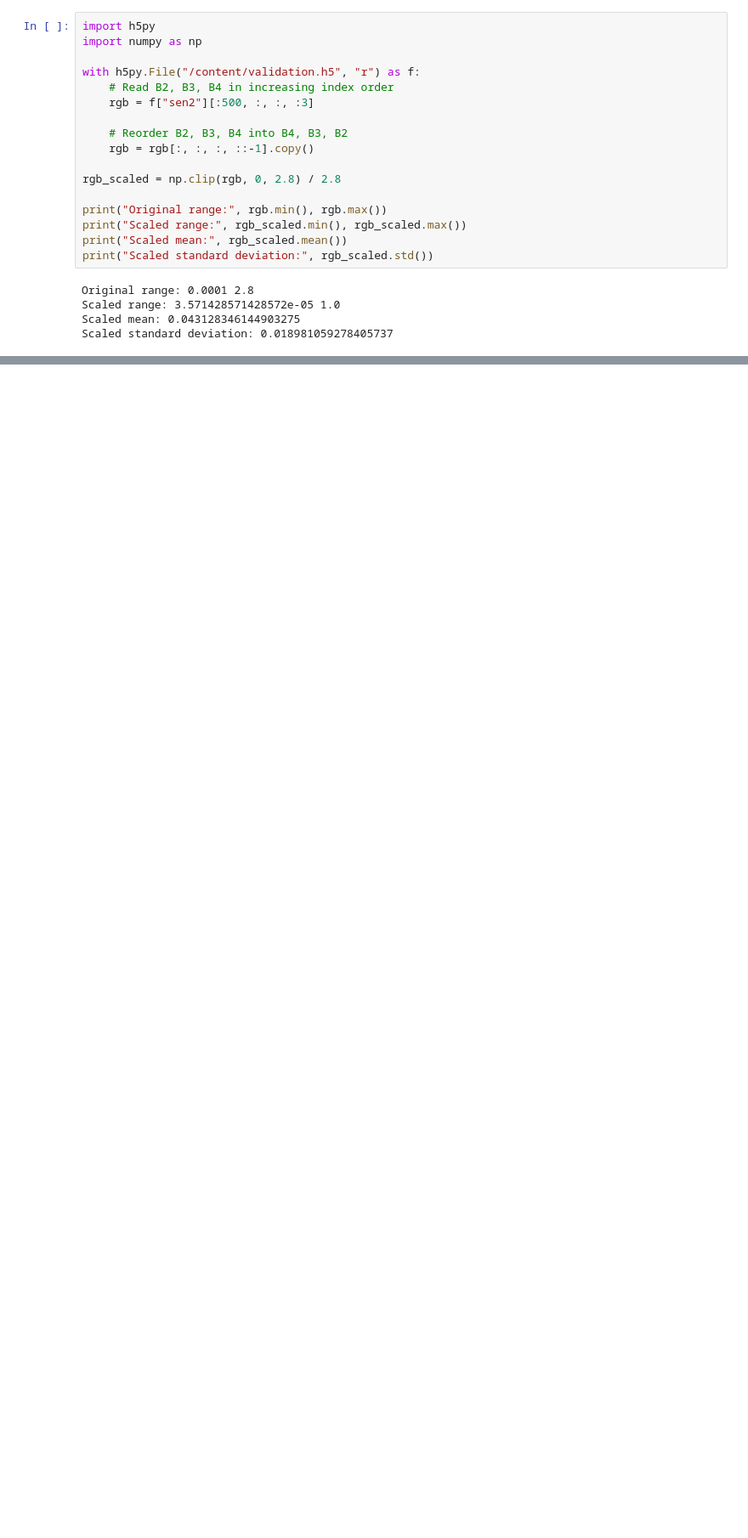
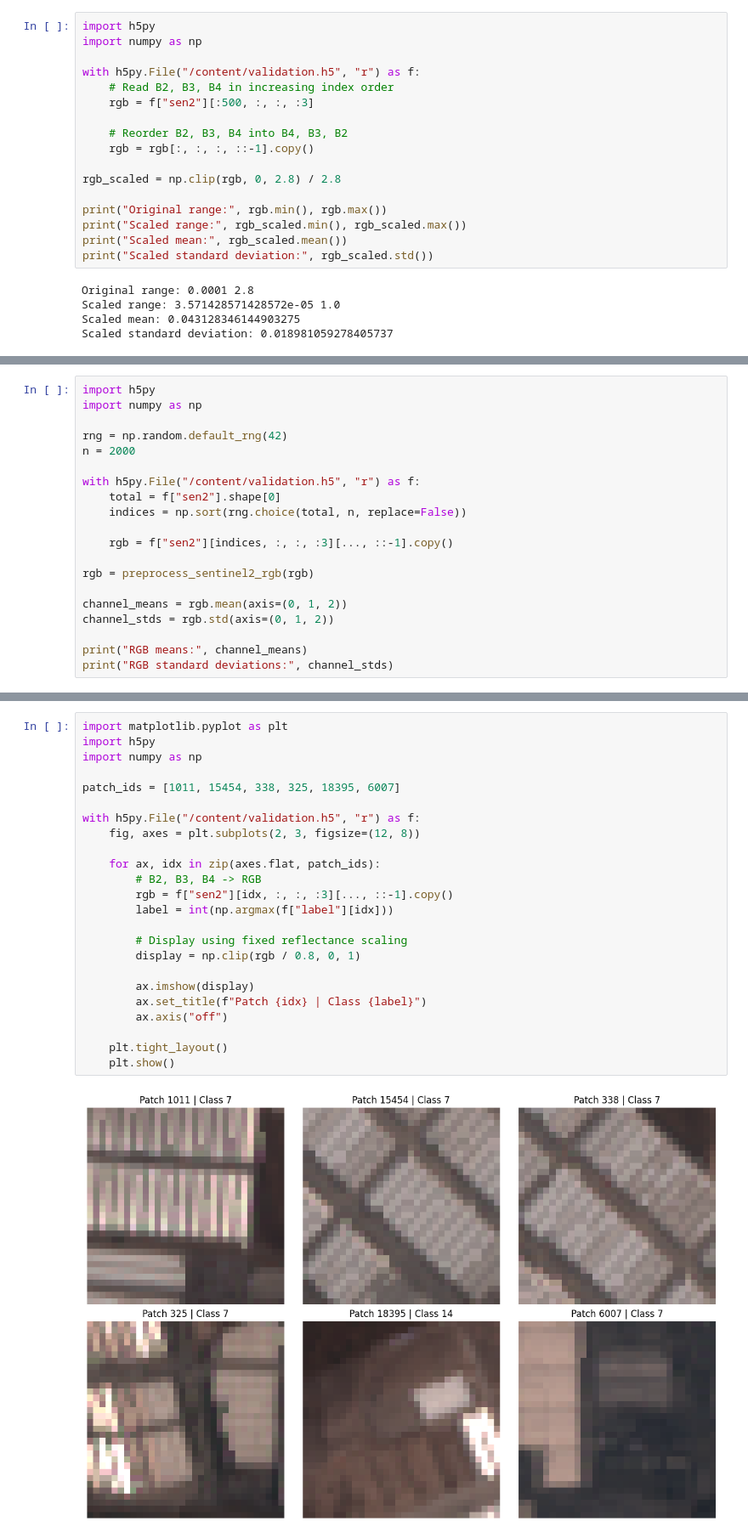
Before and after one commit to Vansh-Singhal-12/TerraScope-AI, a Jupyter notebook: notebooks/exploration.ipynb, the cells around one changed output, grey strips where cells are left out. Shown at 85% size. Saved outputs shown, nothing was run; the diff lists cells and outputs as text; blank space fills up the shorter version.

```diff
--- a/notebooks/exploration.ipynb
+++ b/notebooks/exploration.ipynb
@@ -459,0 +652,20 @@ Scaled standard deviation: 0.018981059278405737
+# %%
+import h5py
+import numpy as np
+
+rng = np.random.default_rng(42)
+n = 2000
+
+with h5py.File("/content/validation.h5", "r") as f:
+    total = f["sen2"].shape[0]
+    indices = np.sort(rng.choice(total, n, replace=False))
+
+    rgb = f["sen2"][indices, :, :, :3][..., ::-1].copy()
+
+rgb = preprocess_sentinel2_rgb(rgb)
+
+channel_means = rgb.mean(axis=(0, 1, 2))
+channel_stds = rgb.std(axis=(0, 1, 2))
+
+print("RGB means:", channel_means)
+print("RGB standard deviations:", channel_stds)
@@ -459,0 +1003,26 @@ Scaled standard deviation: 0.018981059278405737
+# %%
+import matplotlib.pyplot as plt
+import h5py
+import numpy as np
+
+patch_ids = [1011, 15454, 338, 325, 18395, 6007]
+
+with h5py.File("/content/validation.h5", "r") as f:
+    fig, axes = plt.subplots(2, 3, figsize=(12, 8))
+
+    for ax, idx in zip(axes.flat, patch_ids):
+        # B2, B3, B4 -> RGB
+        rgb = f["sen2"][idx, :, :, :3][..., ::-1].copy()
+        label = int(np.argmax(f["label"][idx]))
+
+        # Display using fixed reflectance scaling
+        display = np.clip(rgb / 0.8, 0, 1)
+
+        ax.imshow(display)
+        ax.set_title(f"Patch {idx} | Class {label}")
+        ax.axis("off")
+
+    plt.tight_layout()
+    plt.show()
+# %% [output]
+[figure, added]
```
Also changed, not shown: parts of 250 cells of this notebook.
